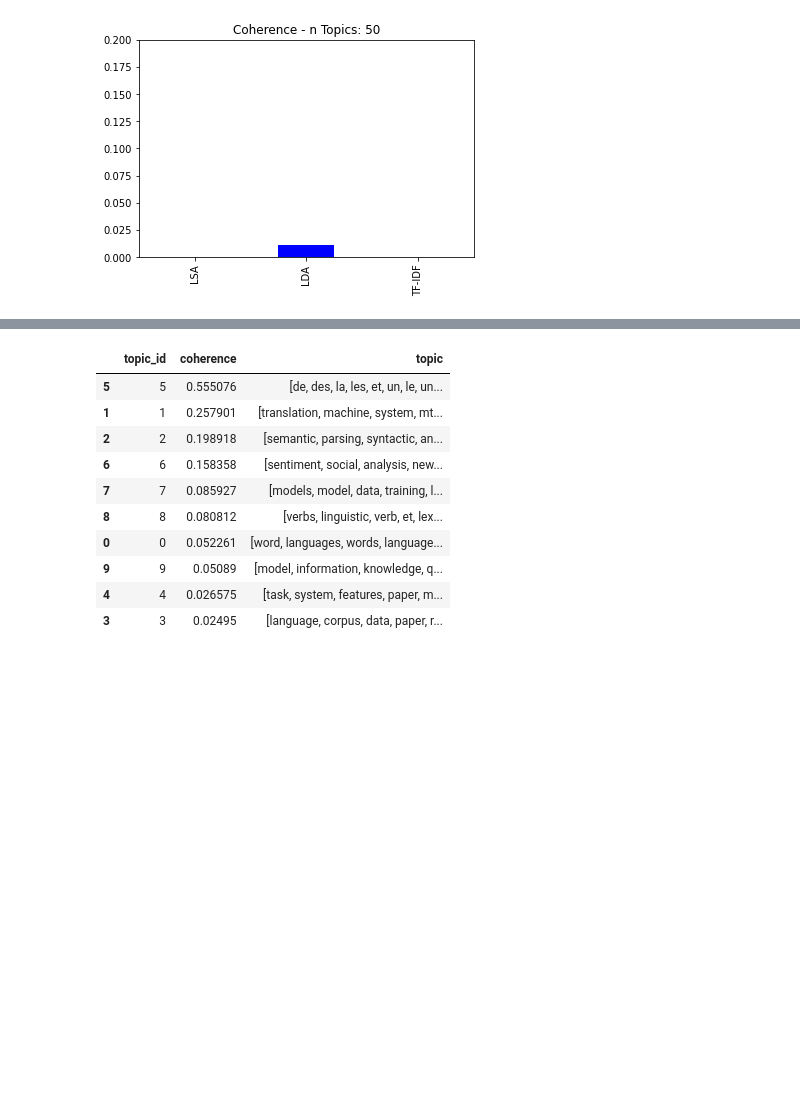
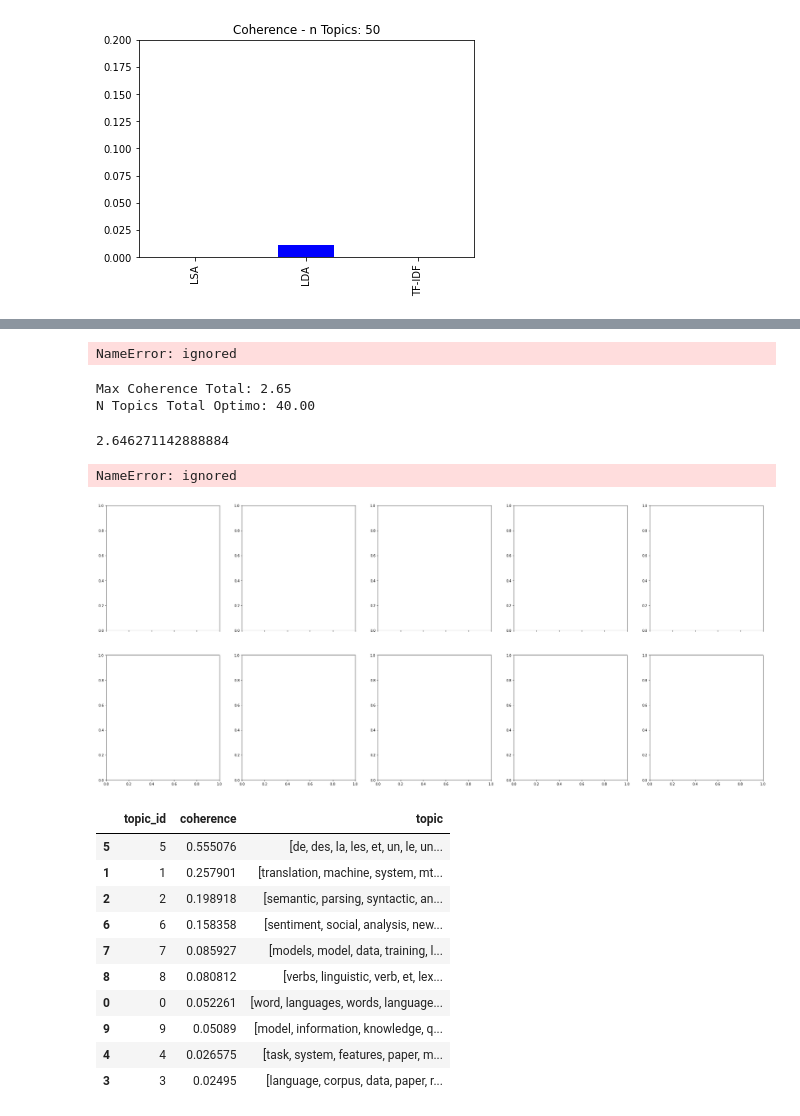
Before and after one commit to mateosuster/nlpPapers, a Jupyter notebook: code/05_LDA_TopicModels_GENSIM.ipynb, the cells around one changed output, grey strips where cells are left out. Drawn from its saved outputs; the diff is of its cells as text; code cells hidden in the pictures; blank space fills up the shorter version.

```diff
--- a/code/05_LDA_TopicModels_GENSIM.ipynb
+++ b/code/05_LDA_TopicModels_GENSIM.ipynb
@@ -418,0 +886,39 @@ LDA Mean Coherence: -0.17 TF-IF
+# %%
+Tipo_Grafico = "lineas"  ###INGRESE TIPO DE GRAFICO: "barras" o "lineas"
+
+#fig, axes = plt.subplots(1, 2, figsize=(10, 4), sharex=True)
+#plt.subplots(1, 2)
+
+#plt.figure(figsize=[10,4])
+for i in range(0,2):
+  plt.figure(figsize=[15,5])
+  x=N_Topics_array
+  if i == 1:
+    y=Coherence_Total_array
+    title_="Coherencia Total en funcion del nro Topics"
+    lable_y="Total Coherence"
+    color_="b"
+  elif i == 0:
+    y=Coherence_Media_array
+    title_="Coherencia Media en funcion del nro Topics"
+    lable_y="Mean Coherence"
+    color_="violet"
+
+  #values = N_Topics_array
+
+  if Tipo_Grafico == "barras":
+    plt.bar(x,y, color=color_, width=1)
+  elif Tipo_Grafico == "lineas":
+    plt.plot(x,y, color=color_, linewidth=1)
+
+  #plt.plot(pd.DataFrame(Coherence_Total_array, index=N_Topics_array), label='Coherence Total', color="b", linewidth=2)
+  plt.title(title_)
+  plt.xlabel("n Topics")
+  plt.ylabel(lable_y)
+  plt.legend()
+  #plt.xticks(x,values)
+  plt.grid()
+  plt.show()
+  print(" ")
+# %% [output]
+NameError: ignored
@@ -419,3 +968,26 @@ LDA Mean Coherence: -0.17 TF-IF
+# %%
+print('Max Coherence Total: %.2f ' % (Max_Coherence))
+print('N Topics Total Optimo: %.2f ' % (Max_Topic))
+print(" ")
+# %% [output]
+Max Coherence Total: 2.65
+N Topics Total Optimo: 40.00
+# %%
+Max_Coherence
+# %% [output]
+2.646271142888884
+# %%
+n_topics = 2
+title = "Coherence - n Topics: " + str(n_topics)
+  #fig, ax = plt.subplots(figsize = (2.5, 4))
+fig, axes = plt.subplots(2, 5, figsize=(35, 15), sharex=True)
+pd.Series({'LDA':sum(lda_coherence),}).plot.bar(title=title, ylim=(0,2.0), color=["blue"])
+print('n Topics: %.2f ' % (n_topics))
+print('LDA Mean Coherence: %.2f ' % (round(np.mean(lda_coherence),2)))
+print('LDA Total Coherence: %.2f ' % (round(sum(lda_coherence),2)))
+# %% [output]
+NameError: ignored
+[figure, added]
 # %%
 df_lda.sort_values(by='coherence',ascending=False)
 # %% [output]
```
Also changed, not shown: parts of 15 cells of this notebook.
